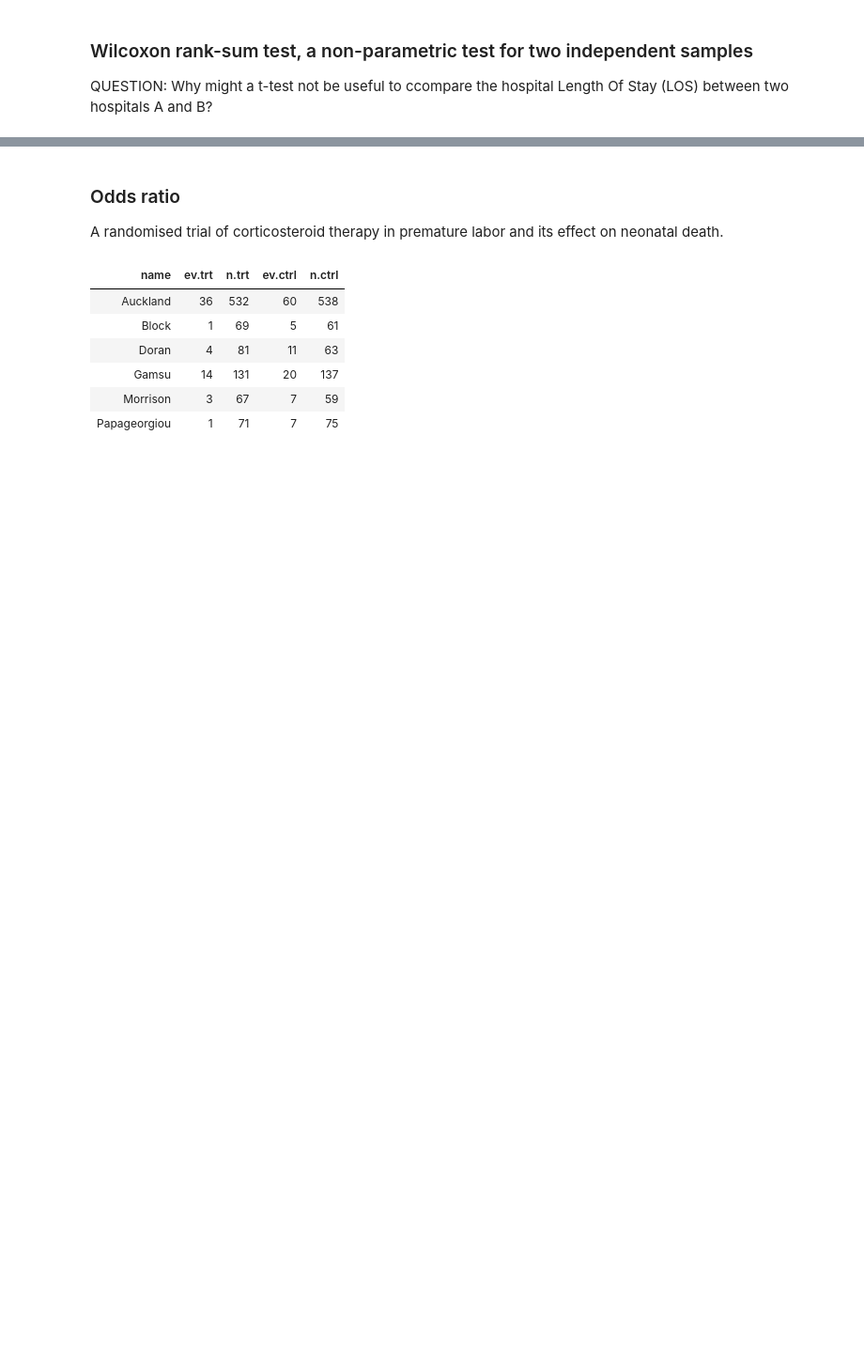
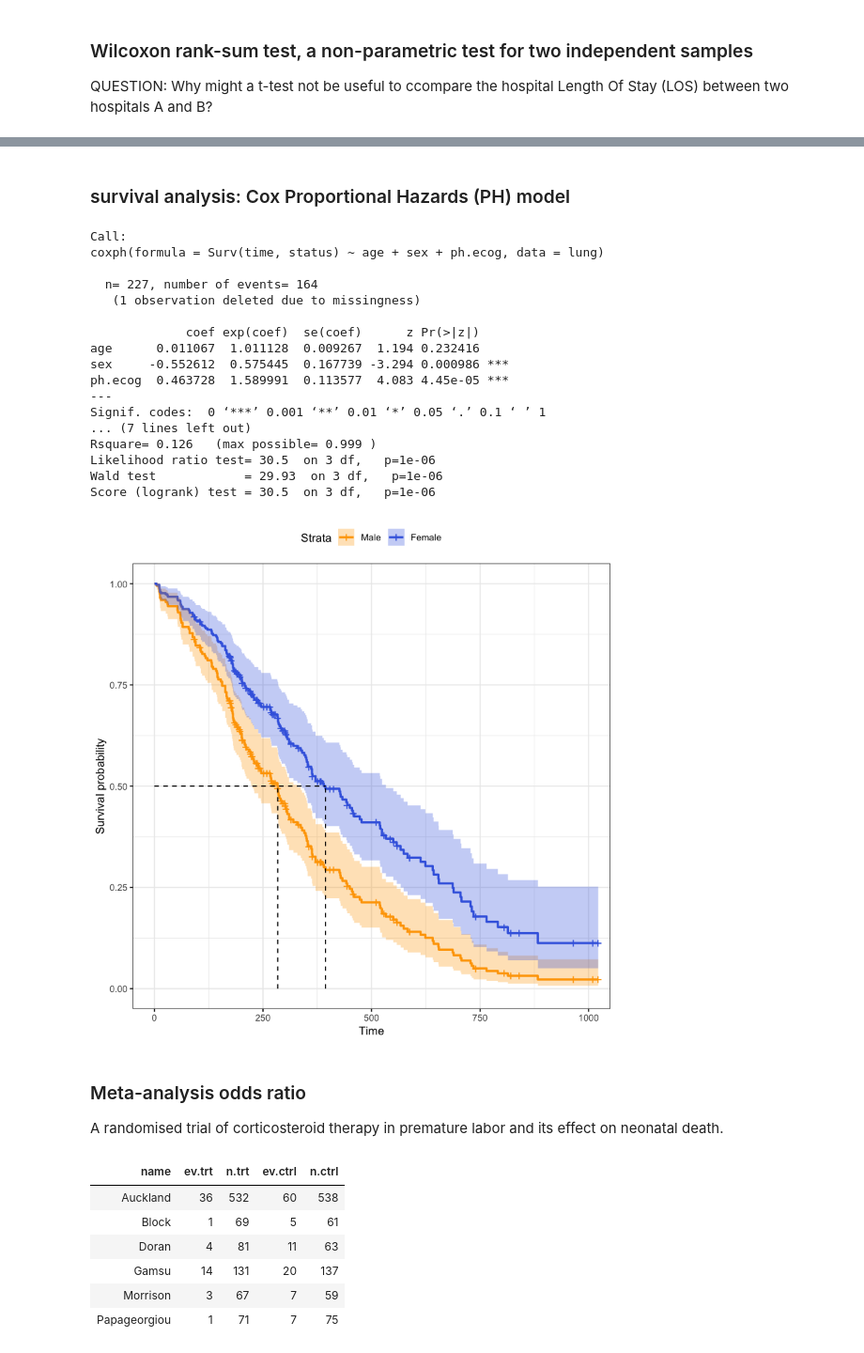
Before and after one commit to jihoonkim/lecturenotes, a Jupyter notebook: MSTP_bootcamp_2018/Rtutorial_draft.ipynb, the cells around one changed output, grey strips where cells are left out. Shown at 94% size. Cells and saved outputs as stored; diff of their text form; code cells hidden in the pictures; blank space fills up the shorter version.

```diff
--- a/MSTP_bootcamp_2018/Rtutorial_draft.ipynb
+++ b/MSTP_bootcamp_2018/Rtutorial_draft.ipynb
@@ -243,5 +560,40 @@ ERROR: Error in summary(m1): object 'm1' not found
+# %% [markdown]
+### survival analysis: Cox Proportional Hazards (PH) model
+# %%
+m.coxPH <- coxph(Surv(time, status) ~ age + sex + ph.ecog, data =  lung)
+summary(m.coxPH)
+sex_df <- with(lung,
+               data.frame(sex = c(1, 2),
+                          age = rep(mean(age, na.rm = TRUE), 2),
+                          ph.ecog = c(1, 1)
+               )
+)
+m2.surv <- survfit(m.coxPH, newdata = sex_df)
+ggsurvplot(m2.surv, data = sex_df, conf.int = TRUE,
+           palette = c("orange", "royalblue"),
+           legend.labs= c("Male", "Female"),  surv.median.line = "hv",
+           ggtheme = theme_bw() )
+# %% [output]
+Call:
+coxph(formula = Surv(time, status) ~ age + sex + ph.ecog, data = lung)
+
+  n= 227, number of events= 164
+   (1 observation deleted due to missingness)
+
+             coef exp(coef)  se(coef)      z Pr(>|z|)
+age      0.011067  1.011128  0.009267  1.194 0.232416
+sex     -0.552612  0.575445  0.167739 -3.294 0.000986 ***
+ph.ecog  0.463728  1.589991  0.113577  4.083 4.45e-05 ***
+---
+Signif. codes:  0 ‘***’ 0.001 ‘**’ 0.01 ‘*’ 0.05 ‘.’ 0.1 ‘ ’ 1
+... (7 lines left out)
+Rsquare= 0.126   (max possible= 0.999 )
+Likelihood ratio test= 30.5  on 3 df,   p=1e-06
+Wald test            = 29.93  on 3 df,   p=1e-06
+Score (logrank) test = 30.5  on 3 df,   p=1e-06
+[figure, added]
 # %% [markdown]
-### Odds ratio
+### Meta-analysis odds ratio
 A randomised trial of corticosteroid therapy in premature labor and its effect on neonatal death.
 # %%
 data( cochrane )
```
Also changed, not shown: parts of 34 cells of this notebook, 1 other file.
